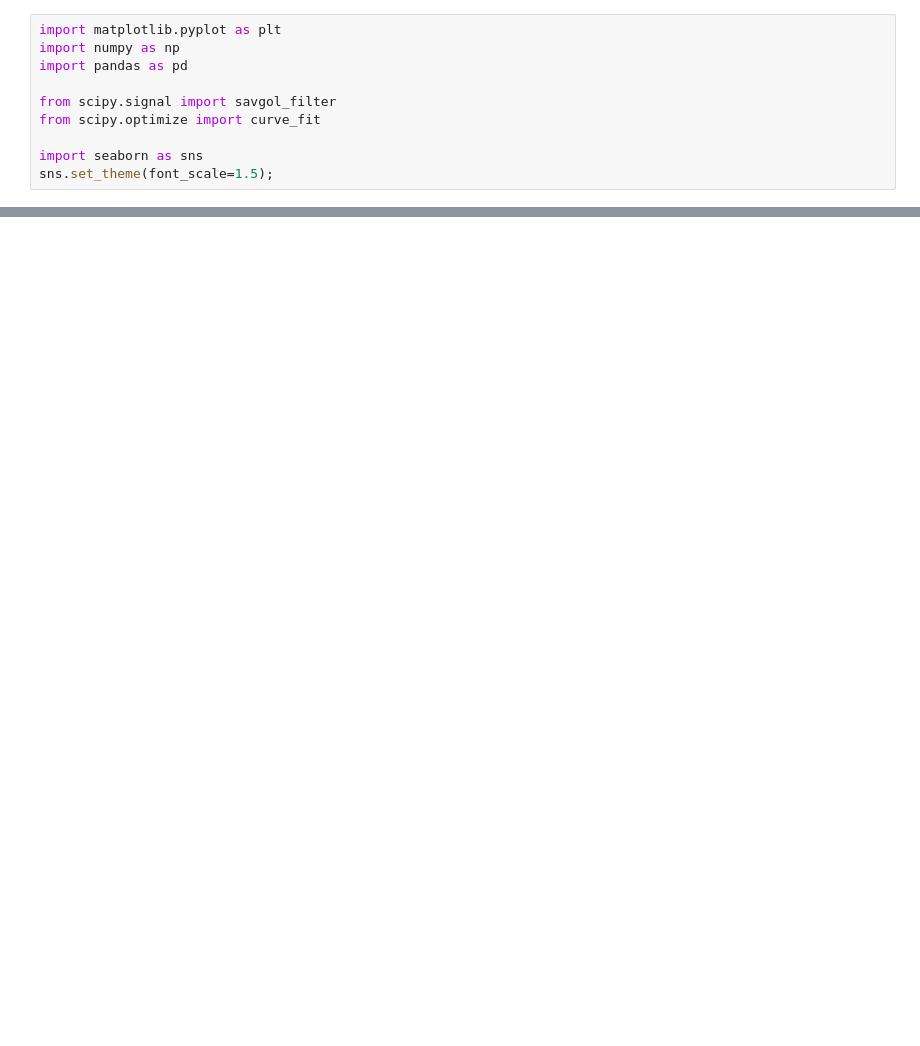
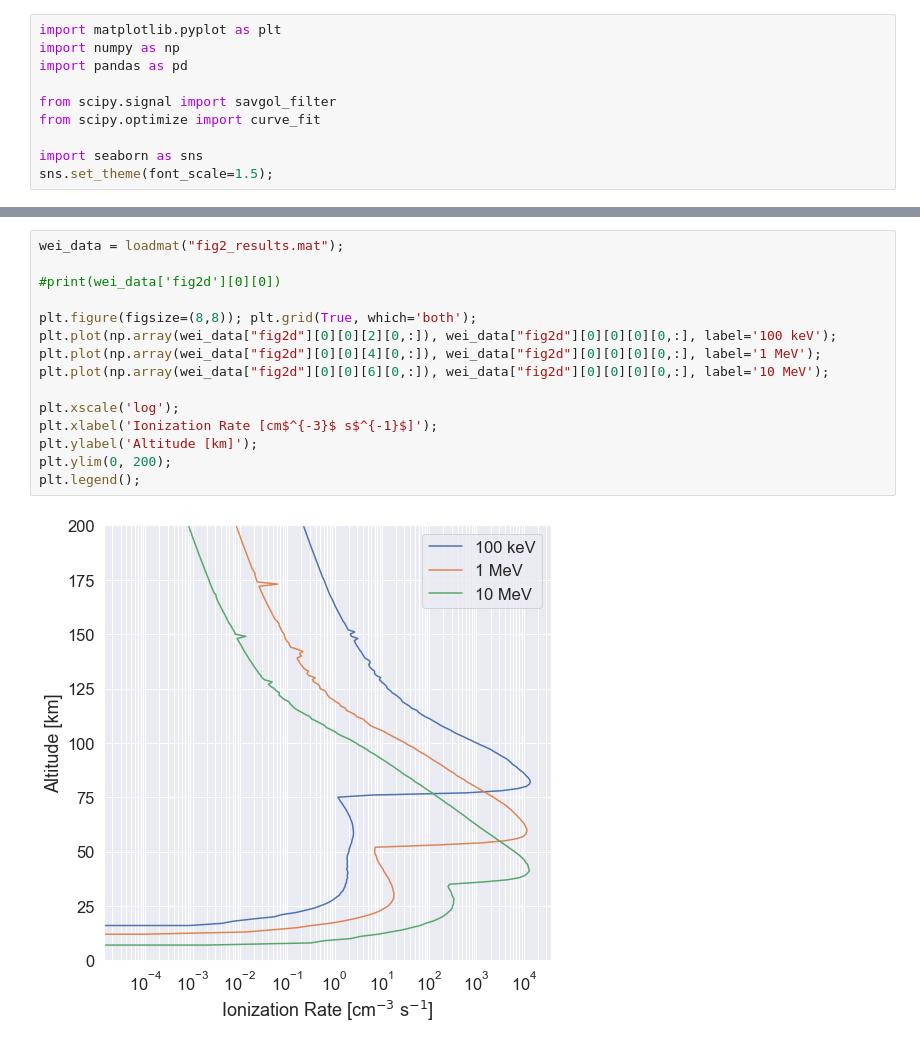
Before and after one commit to GrantBerland/Geant4_Atmospheric_EPP, a Jupyter notebook: analysis/test.ipynb, the cells around one changed output, grey strips where cells are left out. Cells and saved outputs as stored; diff of their text form; blank space fills up the shorter version.

```diff
--- a/analysis/test.ipynb
+++ b/analysis/test.ipynb
@@ -480,0 +531,17 @@ plt.ylim(0, 200);
+# %%
+wei_data = loadmat("fig2_results.mat");
+
+#print(wei_data['fig2d'][0][0])
+
+plt.figure(figsize=(8,8)); plt.grid(True, which='both');
+plt.plot(np.array(wei_data["fig2d"][0][0][2][0,:]), wei_data["fig2d"][0][0][0][0,:], label='100 keV');
+plt.plot(np.array(wei_data["fig2d"][0][0][4][0,:]), wei_data["fig2d"][0][0][0][0,:], label='1 MeV');
+plt.plot(np.array(wei_data["fig2d"][0][0][6][0,:]), wei_data["fig2d"][0][0][0][0,:], label='10 MeV');
+
+plt.xscale('log');
+plt.xlabel('Ionization Rate [cm$^{-3}$ s$^{-1}$]');
+plt.ylabel('Altitude [km]');
+plt.ylim(0, 200);
+plt.legend();
+# %% [output]
+[figure, added]
```
Also changed, not shown: parts of 8 cells of this notebook, 5 other files.
